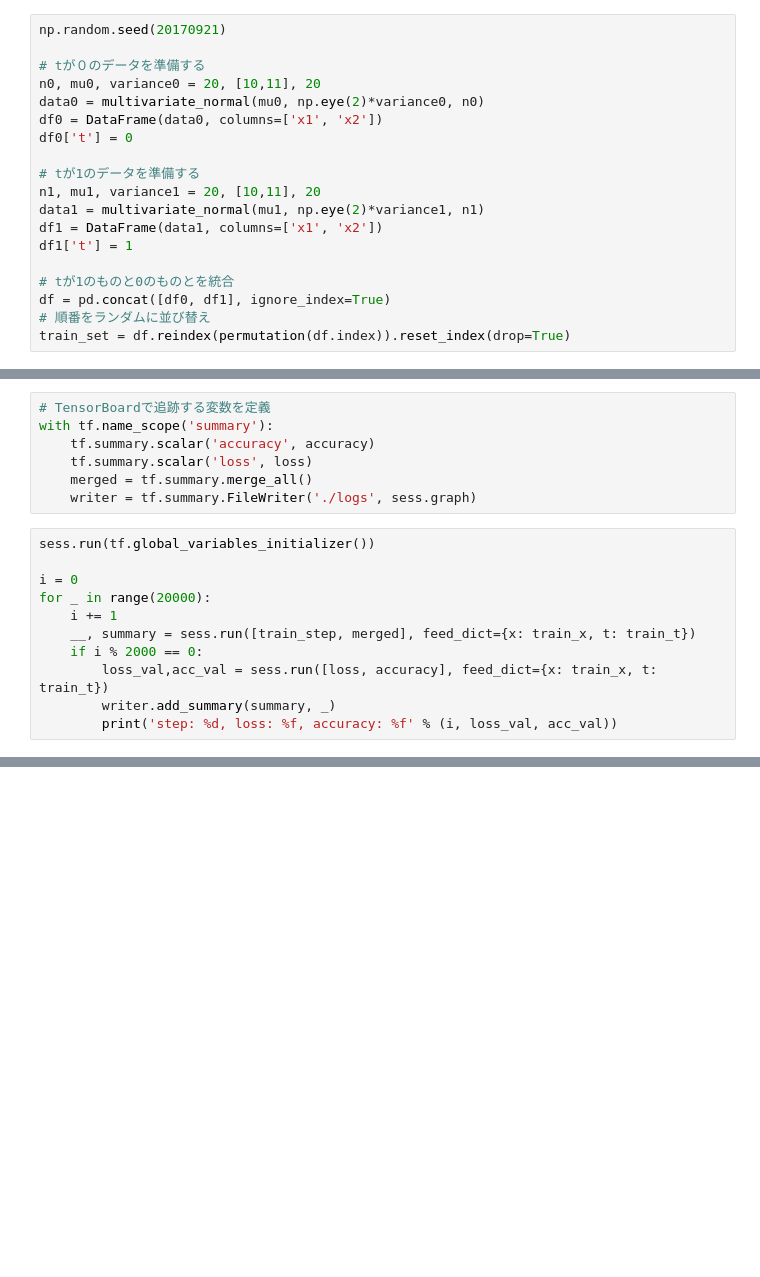
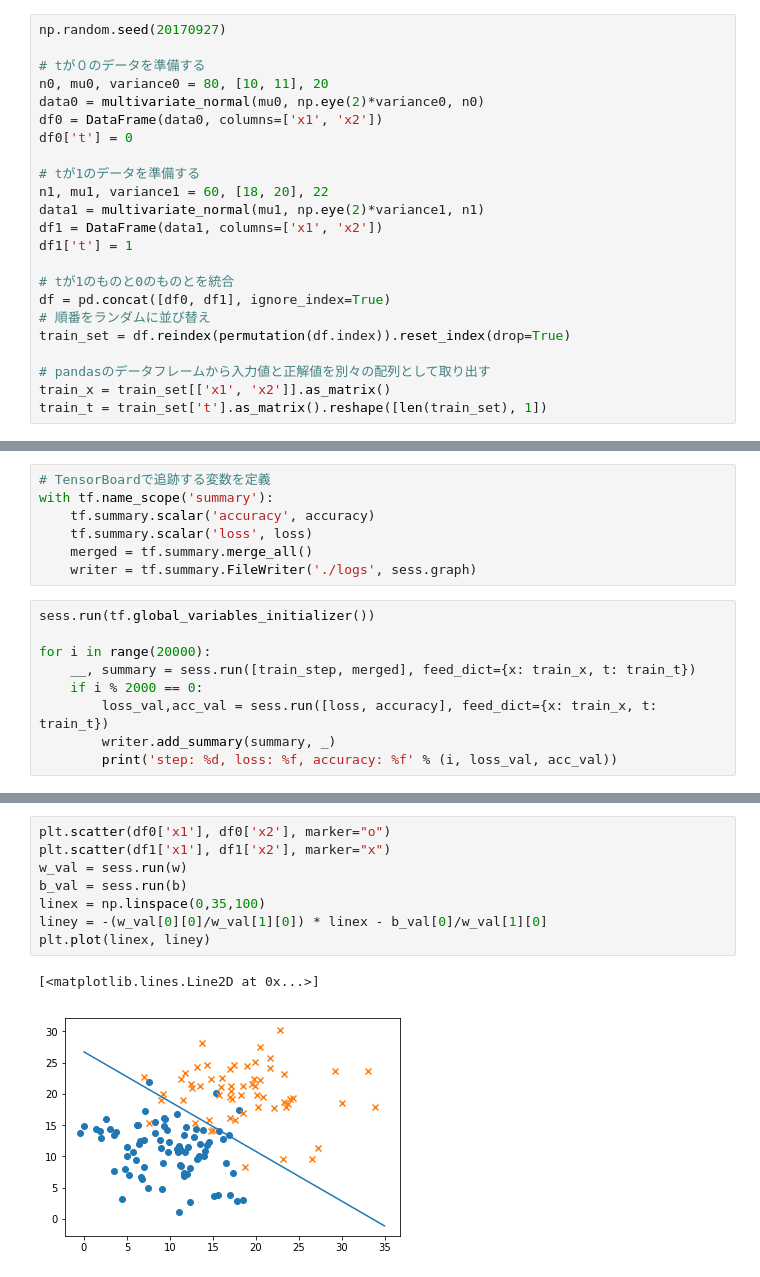
Before and after one commit to suotani/tensorflow_practice, a Jupyter notebook: practice/ロジスティック回帰.ipynb, the cells around one changed output, grey strips where cells are left out. Drawn from its saved outputs; the diff is of its cells as text; blank space fills up the shorter version.

```diff
--- a/practice/ロジスティック回帰.ipynb
+++ b/practice/ロジスティック回帰.ipynb
@@ -8,14 +9,14 @@ from pandas import DataFrame, Series
 # %%
-np.random.seed(20170921)
+np.random.seed(20170927)
 
 # tが０のデータを準備する
-n0, mu0, variance0 = 20, [10,11], 20
+n0, mu0, variance0 = 80, [10, 11], 20
 data0 = multivariate_normal(mu0, np.eye(2)*variance0, n0)
 df0 = DataFrame(data0, columns=['x1', 'x2'])
 df0['t'] = 0
 
 # tが1のデータを準備する
-n1, mu1, variance1 = 20, [10,11], 20
+n1, mu1, variance1 = 60, [18, 20], 22
 data1 = multivariate_normal(mu1, np.eye(2)*variance1, n1)
 df1 = DataFrame(data1, columns=['x1', 'x2'])
 df1['t'] = 1
@@ -24,3 +25,7 @@ df1['t'] = 1
 df = pd.concat([df0, df1], ignore_index=True)
 # 順番をランダムに並び替え
 train_set = df.reindex(permutation(df.index)).reset_index(drop=True)
+
+# pandasのデータフレームから入力値と正解値を別々の配列として取り出す
+train_x = train_set[['x1', 'x2']].as_matrix()
+train_t = train_set['t'].as_matrix().reshape([len(train_set), 1])
@@ -61,9 +61,7 @@ with tf.name_scope('summary'):
 # %%
 sess.run(tf.global_variables_initializer())
 
-i = 0
-for _ in range(20000):
-    i += 1
+for i in range(20000):
     __, summary = sess.run([train_step, merged], feed_dict={x: train_x, t: train_t})
     if i % 2000 == 0:
         loss_val,acc_val = sess.run([loss, accuracy], feed_dict={x: train_x, t: train_t})
@@ -82,0 +76,11 @@ step: 20000, loss: 25.079262, accuracy: 0.625000
+# %%
+plt.scatter(df0['x1'], df0['x2'], marker="o")
+plt.scatter(df1['x1'], df1['x2'], marker="x")
+w_val = sess.run(w)
+b_val = sess.run(b)
+linex = np.linspace(0,35,100)
+liney = -(w_val[0][0]/w_val[1][0]) * linex - b_val[0]/w_val[1][0]
+plt.plot(linex, liney)
+# %% [output]
+[<matplotlib.lines.Line2D at 0x...>]
+[figure, added]
```
Also changed, not shown: parts of 5 cells of this notebook, 4 other files.
